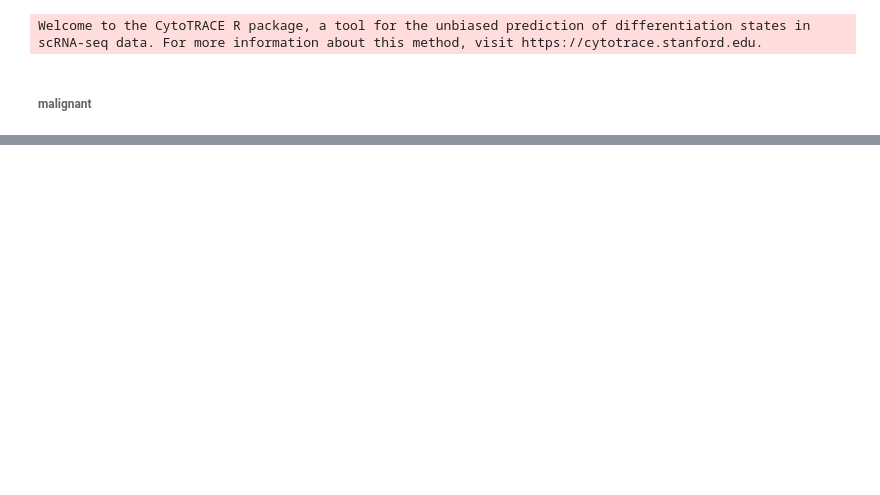
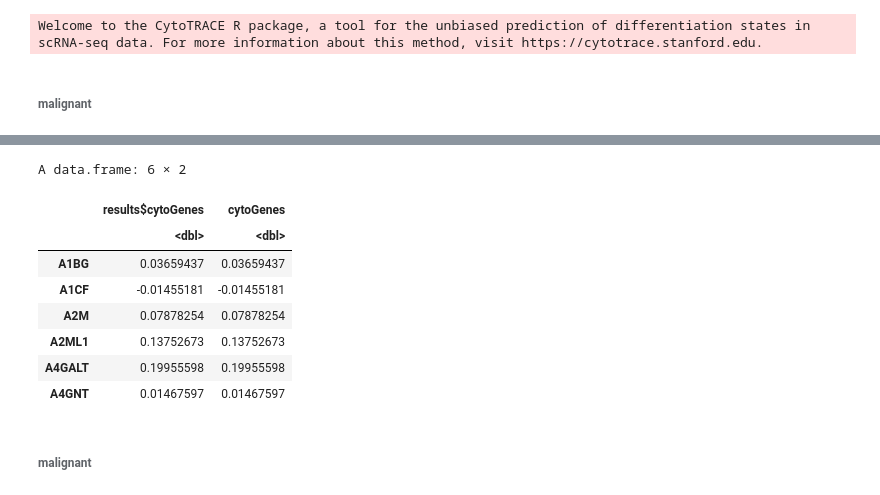
Before and after one commit to estorrs/single-cell-pdac, a Jupyter notebook: notebooks/cytotrace.ipynb, the cells around one changed output, grey strips where cells are left out. Saved outputs shown, nothing was run; the diff lists cells and outputs as text; code cells hidden in the pictures; blank space fills up the shorter version.

```diff
--- a/notebooks/cytotrace.ipynb
+++ b/notebooks/cytotrace.ipynb
@@ -16,0 +58,14 @@ results <- iCytoTRACE(datasets)
+# %%
+df = as.data.frame(results$cytoGenes)
+df$cytoGenes = results$cytoGenes
+head(df)
+# %% [output]
+A data.frame: 6 × 2
+|  | results$cytoGenes | cytoGenes |
+|  | <dbl> | <dbl> |
+| A1BG | 0.03659437 | 0.03659437 |
+| A1CF | -0.01455181 | -0.01455181 |
+| A2M | 0.07878254 | 0.07878254 |
+| A2ML1 | 0.13752673 | 0.13752673 |
+| A4GALT | 0.19955598 | 0.19955598 |
+| A4GNT | 0.01467597 | 0.01467597 |
@@ -16,0 +74,2 @@ results <- iCytoTRACE(datasets)
+# %% [markdown]
+###### malignant
```
Also changed, not shown: parts of 14 cells of this notebook, 9 other files.
